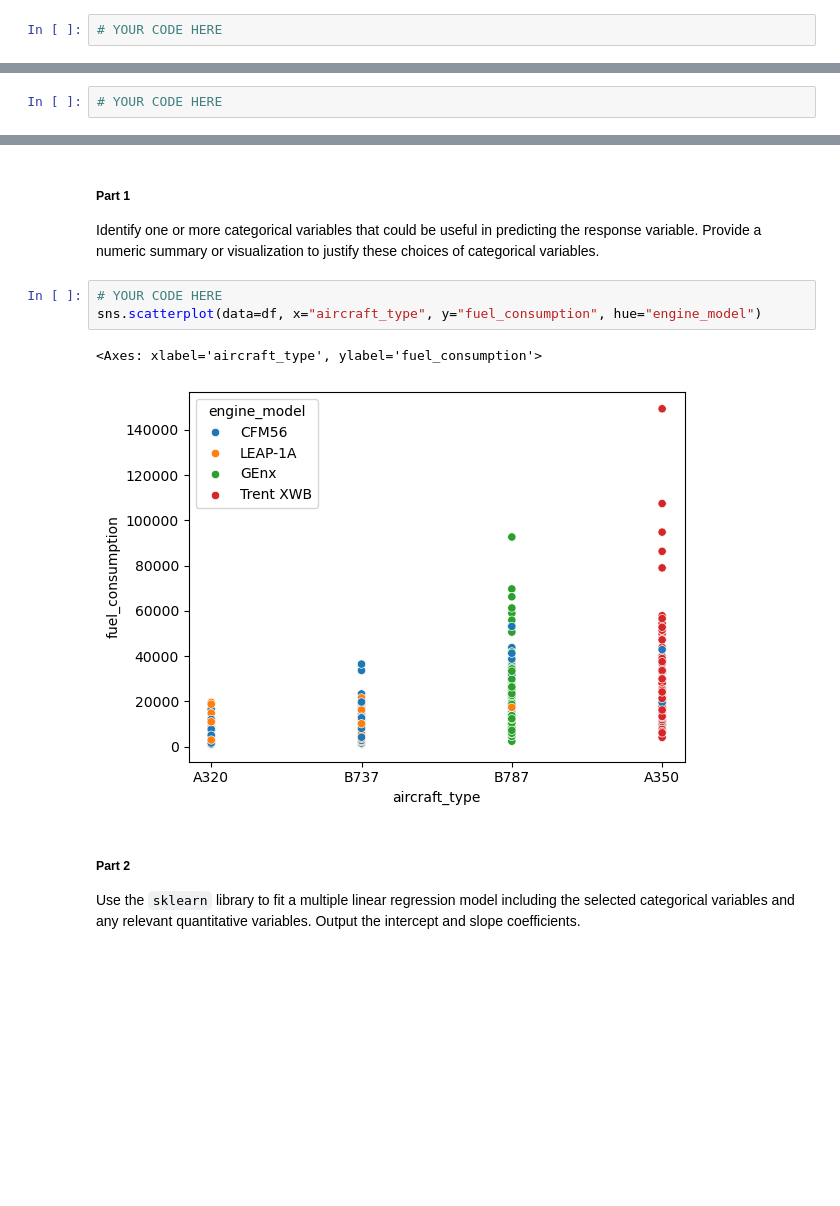
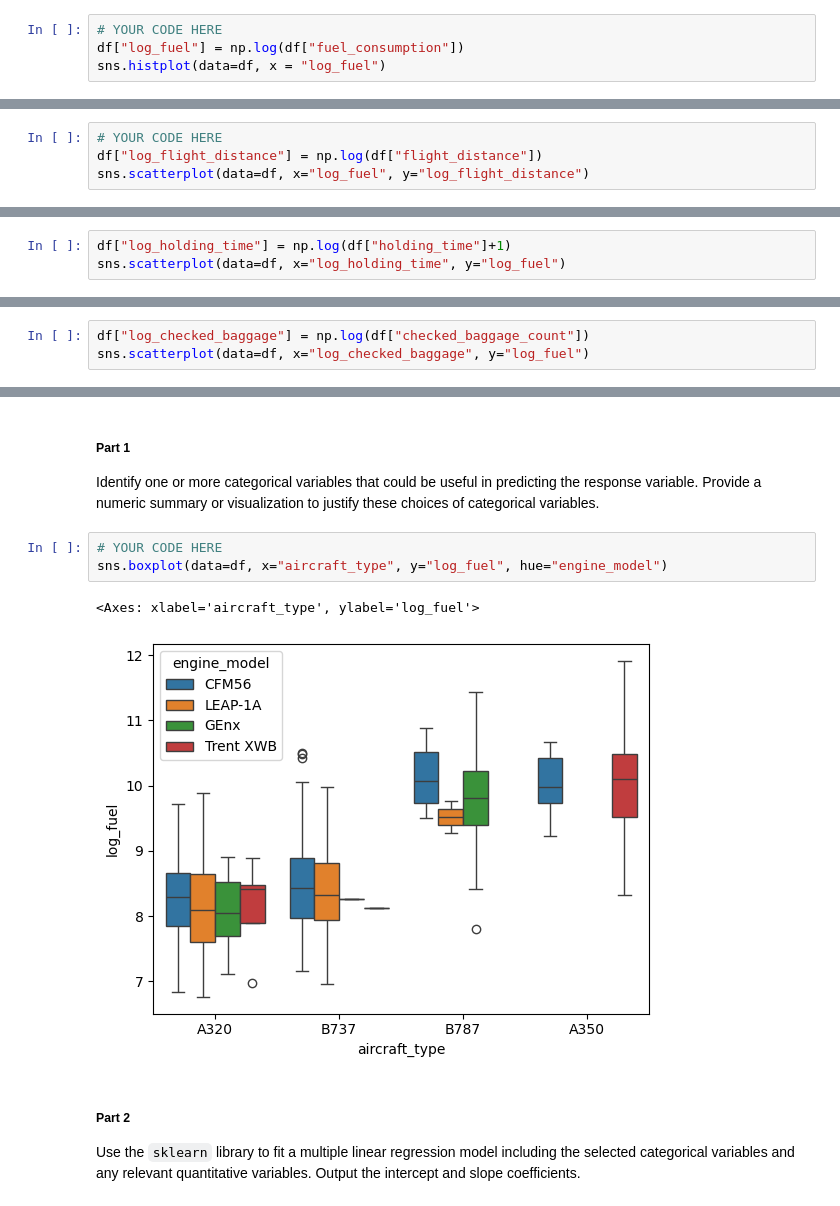
Before and after one commit to Yeninguyen/tstat280, a Jupyter notebook: 07_regression/07_exercises.ipynb, the cells around one changed output, grey strips where cells are left out. Cells and saved outputs as stored; diff of their text form; blank space fills up the shorter version.

```diff
--- a/07_regression/07_exercises.ipynb
+++ b/07_regression/07_exercises.ipynb
@@ -29,3 +24,5 @@ predictors = [""]
 Determine whether a transformation should be applied to the response to make its distribution appear more normal. Apply that transformation and then inspect the distribution of the transformed response variable.
 # %%
 # YOUR CODE HERE
+df["log_fuel"] = np.log(df["fuel_consumption"])
+sns.histplot(data=df, x = "log_fuel")
@@ -43,3 +47,5 @@ Select a quantitative predictor that you believe would be useful in modeling the
 Determine if a transformation should be applied to the predictor to achieve a more linear relationship between the response and the predictor. If a transformation is necessary, apply the transformation and provide another summary or visualization to demonstrate the effect of this transformation.
 # %%
 # YOUR CODE HERE
+df["log_flight_distance"] = np.log(df["flight_distance"])
+sns.scatterplot(data=df, x="log_fuel", y="log_flight_distance")
@@ -67,0 +94,3 @@ Investigate relationships with other quantitative variables and the response. Id
+# %%
+df["log_holding_time"] = np.log(df["holding_time"]+1)
+sns.scatterplot(data=df, x="log_holding_time", y="log_fuel")
@@ -67,0 +100,3 @@ Investigate relationships with other quantitative variables and the response. Id
+# %%
+df["log_checked_baggage"] = np.log(df["checked_baggage_count"])
+sns.scatterplot(data=df, x="log_checked_baggage", y="log_fuel")
@@ -85,10 +136,10 @@ YOUR ANSWER HERE
 Identify one or more categorical variables that could be useful in predicting the response variable. Provide a numeric summary or visualization to justify these choices of categorical variables.
 # %%
 # YOUR CODE HERE
-sns.scatterplot(data=df, x="aircraft_type", y="fuel_consumption", hue="engine_model")
+sns.boxplot(data=df, x="aircraft_type", y="log_fuel", hue="engine_model")
 # %% [output]
-<Axes: xlabel='aircraft_type', ylabel='fuel_consumption'>
+<Axes: xlabel='aircraft_type', ylabel='log_fuel'>
-[figure, old version]
+[figure, new version]
 # %% [markdown]
 ##### Part 2
 
```
Also changed, not shown: parts of 27 cells of this notebook.
